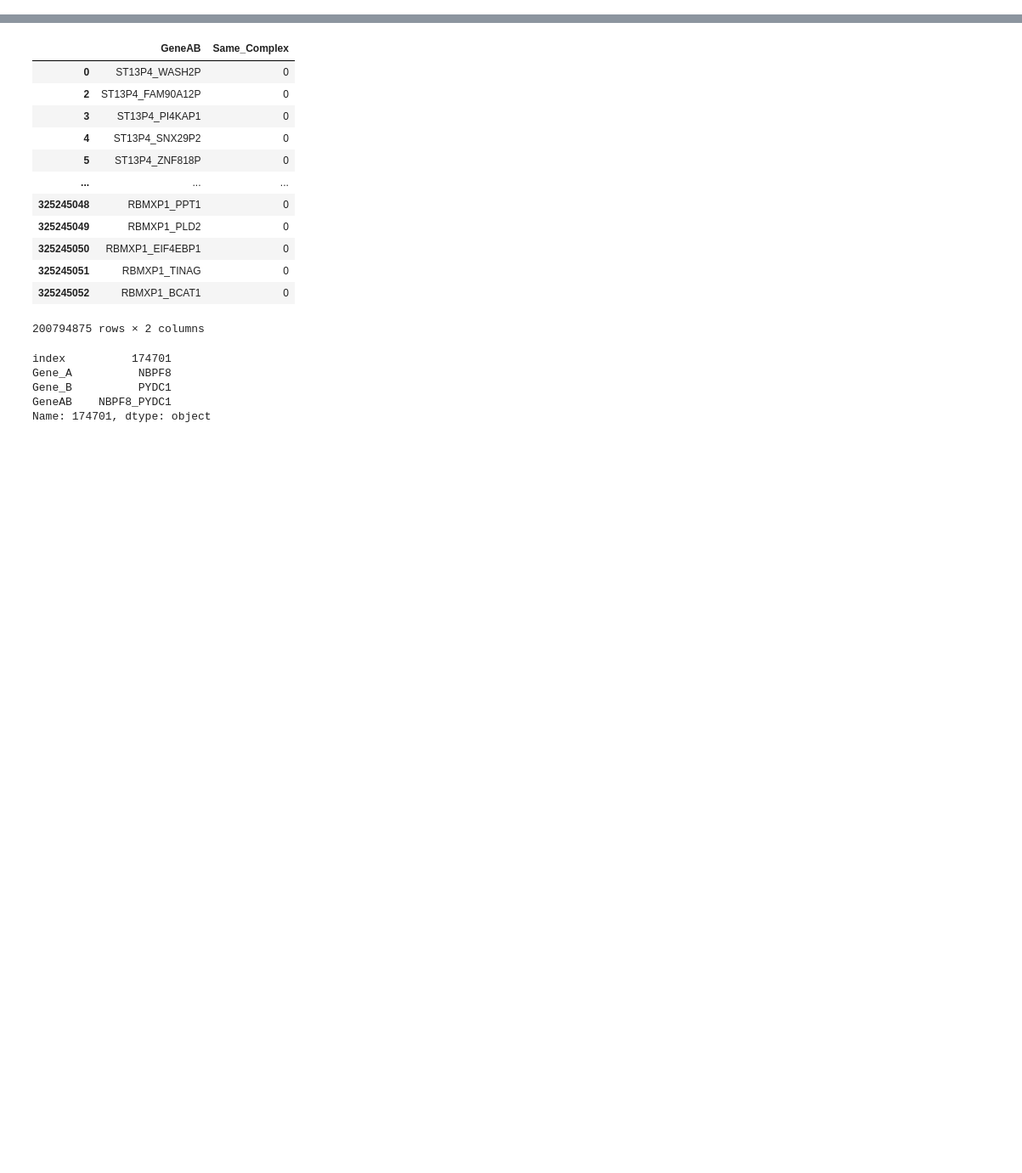
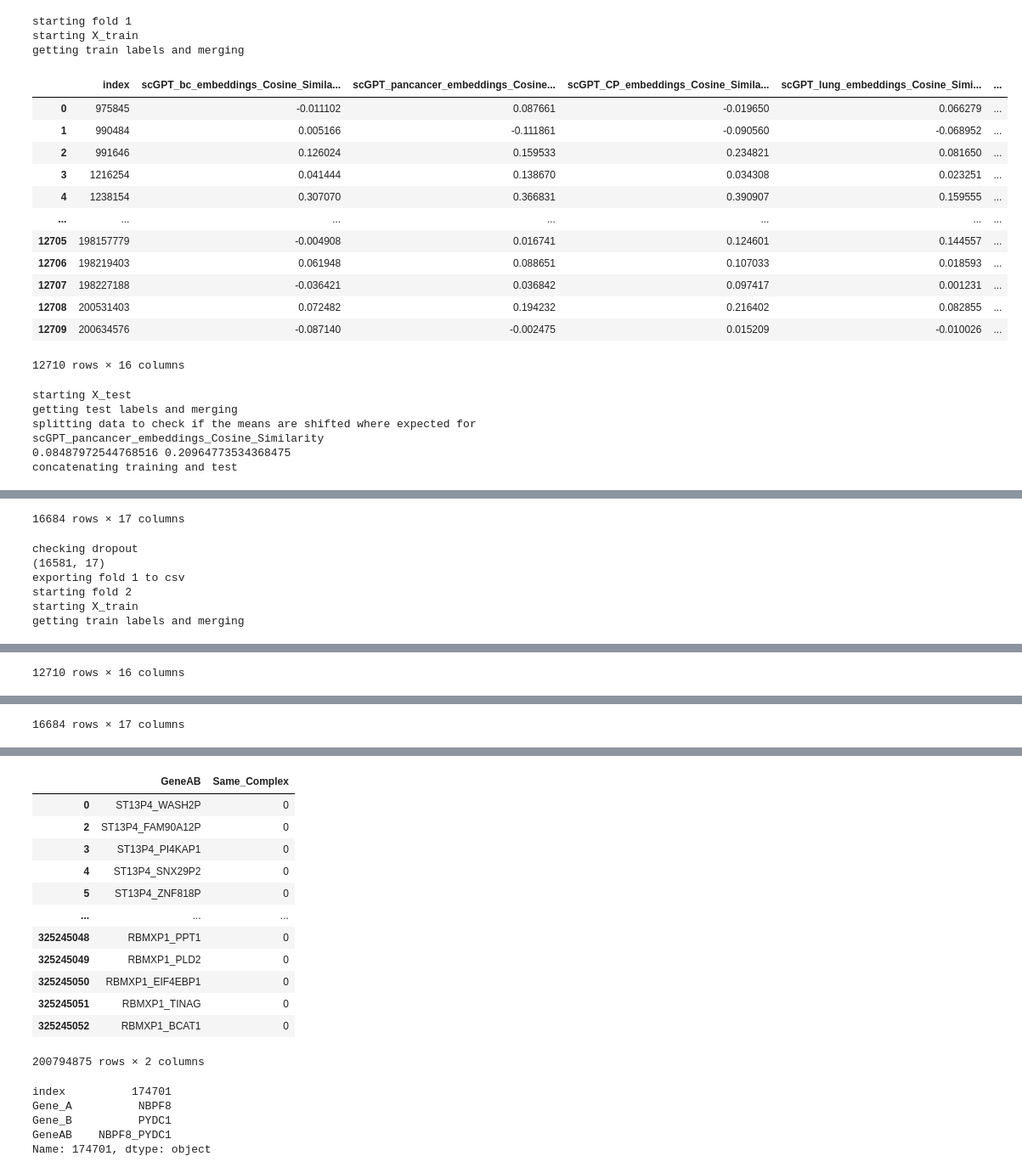
Before and after one commit to briannaflynn/gene_embedding_analysis, a Jupyter notebook: stratify_by_idx.ipynb, the cells around one changed output, grey strips where cells are left out. Shown: that part at 85% size. Cells and saved outputs as stored; diff of their text form; code cells hidden in the pictures; blank space fills up the shorter version.

```diff
--- a/stratify_by_idx.ipynb
+++ b/stratify_by_idx.ipynb
@@ -3,0 +248,5 @@ import pickle
+# %%
+
+# Step 2: Get fold index lists
+balanced_fixed_test_indices = stratified_cv_fixed_test(all_labels)
+neg_fixed_test_indices = stratified_cv_fixed_test(all_labels, mode='full_neg_train')
@@ -3,0 +419,66 @@ import pickle
+# %%
+for i in range(5):
+
+    fold_id = str(i+1)
+
+    print(f"starting fold {fold_id}")
+
+    train_idx, test_idx = balanced_fixed_test_indices[i]
+    print("starting X_train")
+    X_train = load_features_by_index(test_list, train_idx)
+    X_train = X_train.reset_index()
+    print("getting train labels and merging")
+    y_train = all_labels[all_labels['index'].isin(train_idx)]
+    X_y_train = X_train.merge(y_train, on = 'index')
+
+    display(X_y_train)
+
+    print("starting X_test")
+    X_test = load_features_by_index(test_list, test_idx)
+    X_test = X_test.reset_index()
+    print("getting test labels and merging")
+    y_test = all_labels[all_labels['index'].isin(test_idx)]
+    X_y_test = X_test.merge(y_test, on = 'index')
+
+    print("splitting data to check if the means are shifted where expected for scGPT_pancancer_embeddings_Cosine_Similarity")
+    X_y_train_0 = X_y_train[X_y_train['Same_Complex']==0]
+    X_y_train_1 = X_y_train[X_y_train['Same_Complex']==1]
+
+    # check that the means are shifted
+    print(X_y_train_0['scGPT_pancancer_embeddings_Cosine_Similarity'].mean(), X_y_train_1['scGPT_pancancer_embeddings_Cosine_Similarity'].mean())
+
+    X_y_train['Test'] = False
+    X_y_test['Test'] = True
+
+    print("concatenating training and test")
+    data = pd.concat([X_y_train, X_y_test])
+    data.rename(columns={'index':'global_index'}, inplace=True)
+    display(data)
+
+    print("checking dropout")
+    print(data.dropna().shape)
+
+    print(f"exporting fold {fold_id} to csv")
+    data.to_csv(f'balanced_fixed-test_fold_{fold_id}.csv')
+# %% [output]
+starting fold 1
+starting X_train
+getting train labels and merging
+|  | index | scGPT_bc_embeddings_Cosine_Simila... | scGPT_pancancer_embeddings_Cosine... | scGPT_CP_embeddings_Cosine_Simila... | scGPT_lung_embeddings_Cosine_Simi... | ... |
+| 0 | 975845 | -0.011102 | 0.087661 | -0.019650 | 0.066279 | ... |
+| 1 | 990484 | 0.005166 | -0.111861 | -0.090560 | -0.068952 | ... |
+| 2 | 991646 | 0.126024 | 0.159533 | 0.234821 | 0.081650 | ... |
+| 3 | 1216254 | 0.041444 | 0.138670 | 0.034308 | 0.023251 | ... |
+| 4 | 1238154 | 0.307070 | 0.366831 | 0.390907 | 0.159555 | ... |
+| ... | ... | ... | ... | ... | ... | ... |
+| 12705 | 198157779 | -0.004908 | 0.016741 | 0.124601 | 0.144557 | ... |
+| 12706 | 198219403 | 0.061948 | 0.088651 | 0.107033 | 0.018593 | ... |
+| 12707 | 198227188 | -0.036421 | 0.036842 | 0.097417 | 0.001231 | ... |
+| 12708 | 200531403 | 0.072482 | 0.194232 | 0.216402 | 0.082855 | ... |
+| 12709 | 200634576 | -0.087140 | -0.002475 | 0.015209 | -0.010026 | ... |
+12710 rows × 16 columns
+starting X_test
+getting test labels and merging
+splitting data to check if the means are shifted where expected for scGPT_pancancer_embeddings_Cosine_Similarity
+0.08487972544768516 0.20964773534368475
+concatenating training and test
@@ -3,0 +497,7 @@ import pickle
+16684 rows × 17 columns
+checking dropout
+(16581, 17)
+exporting fold 1 to csv
+starting fold 2
+starting X_train
+getting train labels and merging
@@ -3,0 +516 @@ import pickle
+12710 rows × 16 columns
@@ -3,0 +534 @@ import pickle
+16684 rows × 17 columns
```
Also changed, not shown: parts of 59 cells of this notebook, 20 other files.
